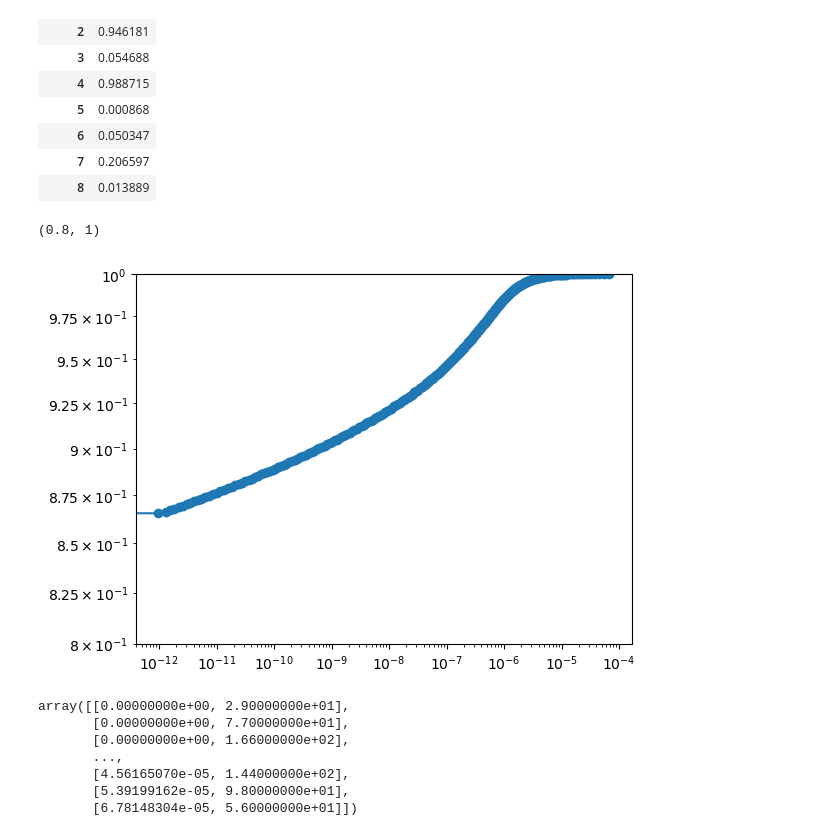
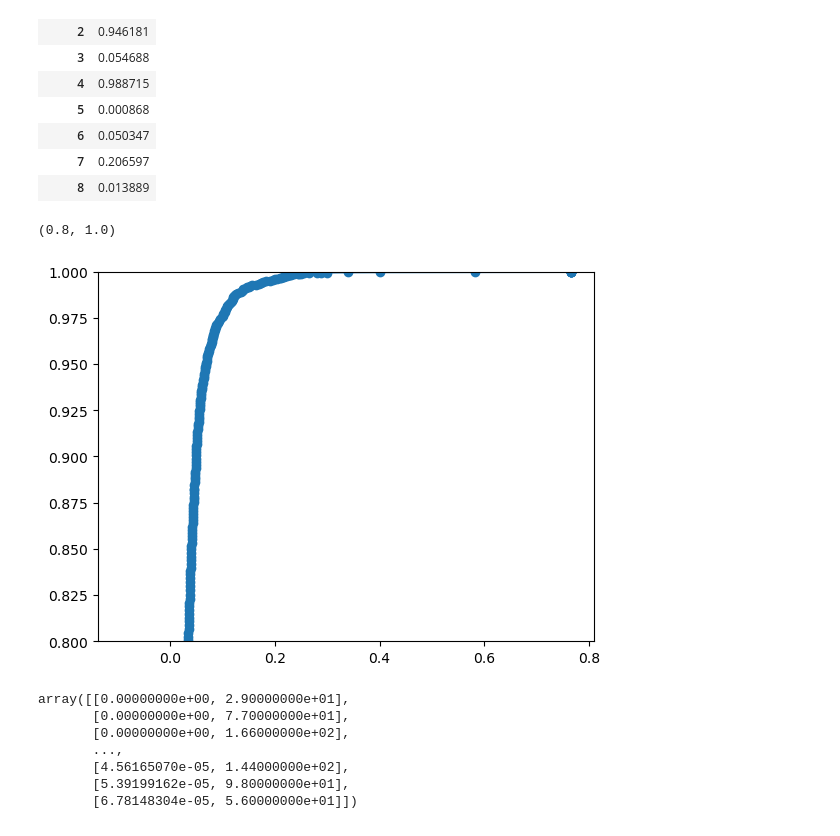
Before and after one commit to NCAR/seals-ml, a Jupyter notebook: notebooks/jeremy_transformer_verification.ipynb, the cells around one changed output. Drawn from its saved outputs; the diff is of its cells as text; code cells hidden in the pictures.

```diff
--- a/notebooks/jeremy_transformer_verification.ipynb
+++ b/notebooks/jeremy_transformer_verification.ipynb
@@ -20,6 +26,6 @@ ls /glade/derecho/scratch/dgagne/SEALS_TRAINING/TEST_TRANSFORMER/
 # %%
-model_path = "/glade/derecho/scratch/dgagne/SEALS_TRAINING/TEST_TRANSFORMER/2024-07-01_1210/"
-val_loc_output = xr.open_dataset(join(model_path, "block_transformer_leak_loc_output_2024-07-01_1210_val.nc"))
+model_path = "/glade/derecho/scratch/dgagne/SEALS_output/2024-07-19_1211/"
+val_loc_output = xr.open_dataset(join(model_path, "block_transformer_leak_loc_output_2024-07-19_1211_val.nc"))
 # %%
 val_loc_output
 # %% [output]
@@ -444,15 +450,15 @@ pd.DataFrame({"srcdim": f_indices.str[-1].astype(int), "acc":acc_by_file}).group
 | 7 | 0.206597 |
 | 8 | 0.013889 |
 # %%
-scaler = load_scaler(join(model_path, "scaler_2024-06-12_0915.json"))
+scaler = load_scaler(join(model_path, "sensor_scaler.json"))
 # %%
 plt.plot(scaler.centroids_[-1][:, 0], np.cumsum(scaler.centroids_[-1][:,1]) / scaler.centroids_[-1][:, 1].sum(), marker='o')
-plt.gca().set_yscale('log')
-plt.gca().set_xscale('log')
+#plt.gca().set_yscale('log')
+#plt.gca().set_xscale('log')
 plt.ylim(8e-1, 1)
 # %% [output]
-(0.8, 1)
+(0.8, 1.0)
-[figure, old version]
+[figure, new version]
 # %%
 scaler.centroids_[-1]
 # %% [output]
```
Also changed, not shown: parts of 5 cells of this notebook, 2 other files.
